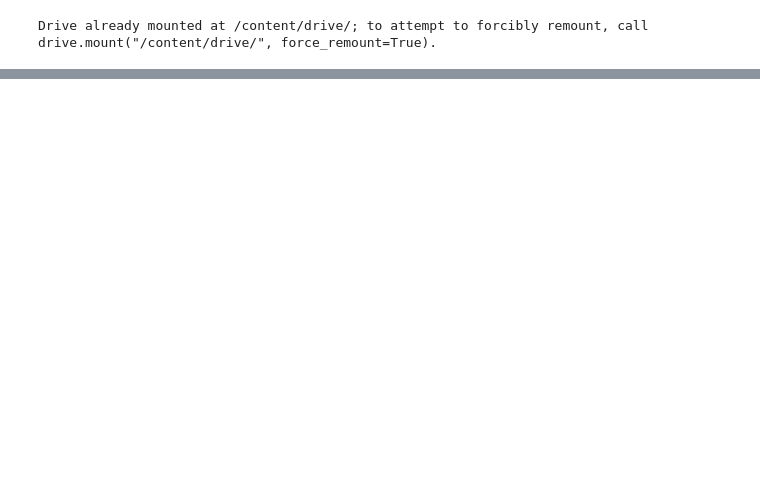
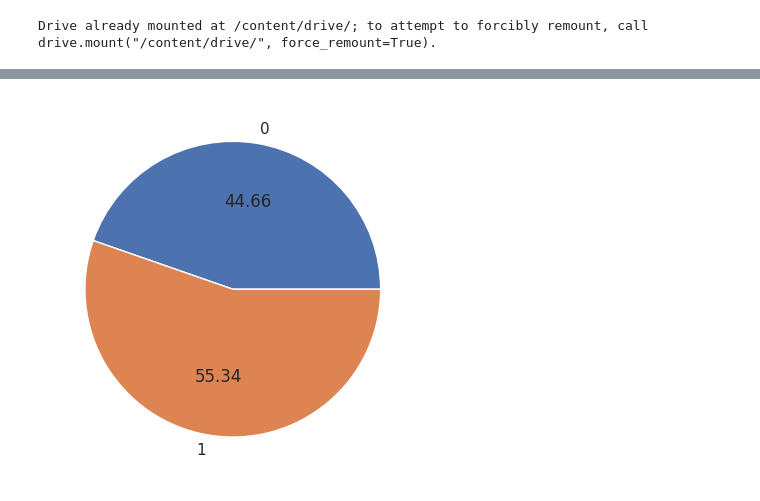
Before and after one commit to Elkin77/heart-disease-classification, a Jupyter notebook: Heart_Disease_Classification.ipynb, the cells around one changed output, grey strips where cells are left out. Drawn from its saved outputs; the diff is of its cells as text; code cells hidden in the pictures; blank space fills up the shorter version.

```diff
--- a/Heart_Disease_Classification.ipynb
+++ b/Heart_Disease_Classification.ipynb
@@ -73,0 +126,5 @@ plt.gca().spines[['top', 'right',]].set_visible(False)
+# %%
+plt.pie(df.groupby(by=["HeartDisease"]).size(), labels = df["HeartDisease"].unique(), autopct = "%0.2f")
+plt.show()
+# %% [output]
+[figure, added]
```
Also changed, not shown: parts of 18 cells of this notebook.
